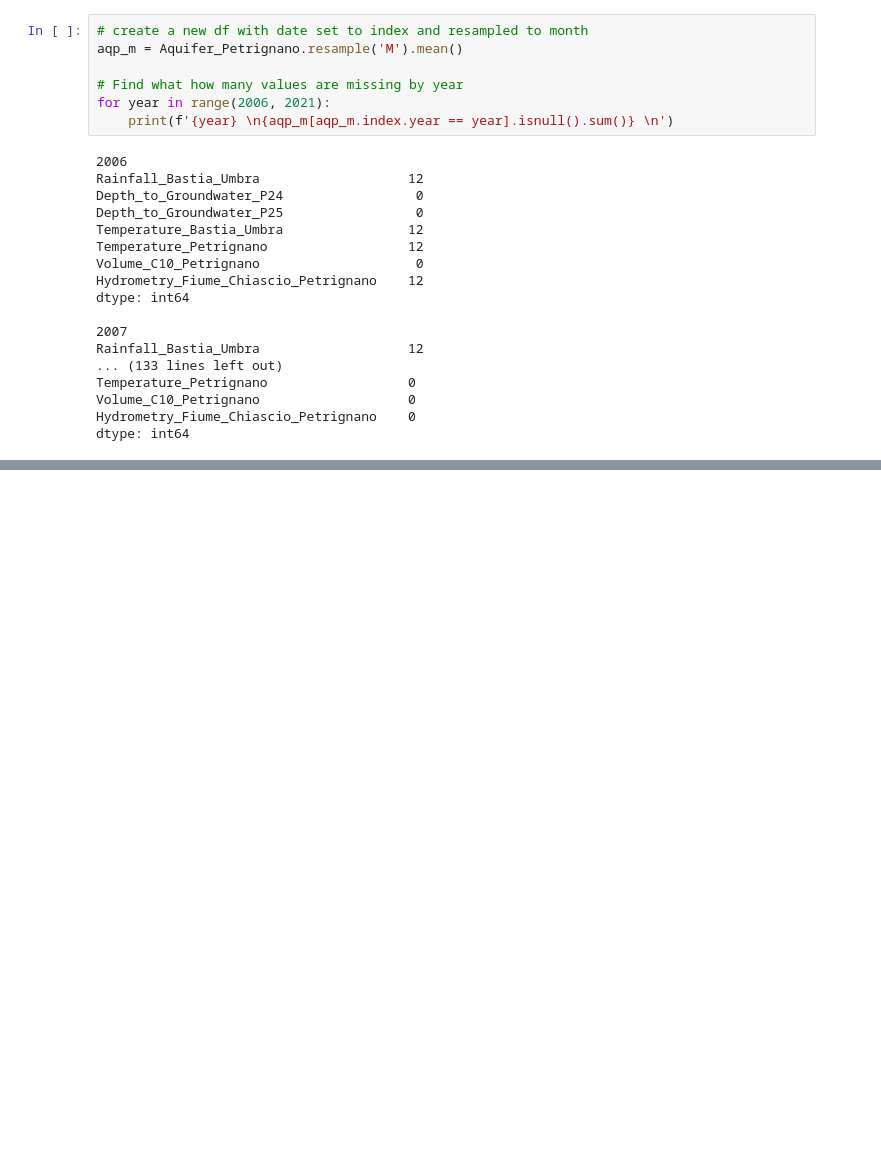
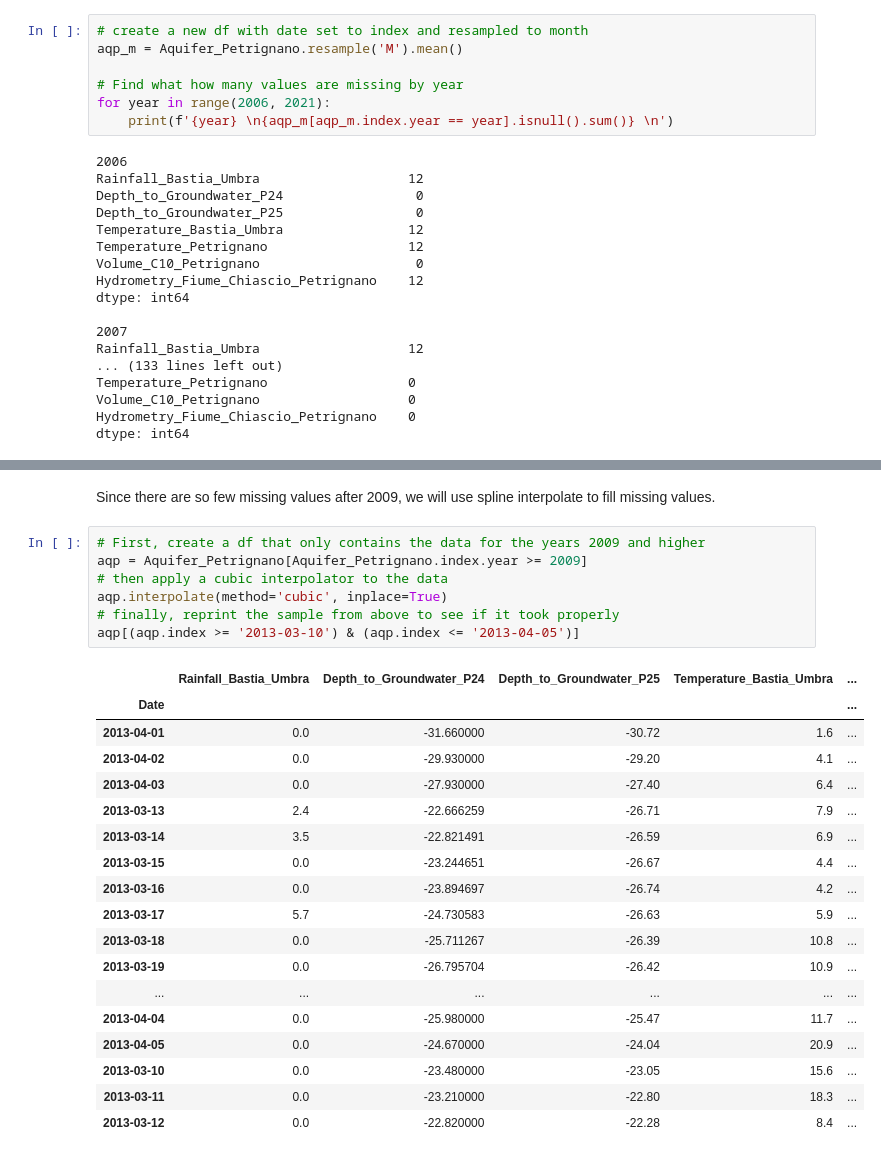
Before and after one commit to datastraine/kaggle, a Jupyter notebook: AceaSmart_Water_Analytics/acea-comp-explore.ipynb, the cells around one changed output, grey strips where cells are left out. Saved outputs shown, nothing was run; the diff lists cells and outputs as text; blank space fills up the shorter version.

Commit message:
fills missing values with cubic interp

```diff
--- a/AceaSmart_Water_Analytics/acea-comp-explore.ipynb
+++ b/AceaSmart_Water_Analytics/acea-comp-explore.ipynb
@@ -1140,0 +1162,28 @@ dtype: int64
+# %% [markdown]
+Since there are so few missing values after 2009, we will use spline interpolate to fill missing values.
+# %%
+# First, create a df that only contains the data for the years 2009 and higher
+aqp = Aquifer_Petrignano[Aquifer_Petrignano.index.year >= 2009]
+# then apply a cubic interpolator to the data
+aqp.interpolate(method='cubic', inplace=True)
+# finally, reprint the sample from above to see if it took properly
+aqp[(aqp.index >= '2013-03-10') & (aqp.index <= '2013-04-05')]
+# %% [output]
+|  | Rainfall_Bastia_Umbra | Depth_to_Groundwater_P24 | Depth_to_Groundwater_P25 | Temperature_Bastia_Umbra | ... |
+| Date |  |  |  |  | ... |
+| 2013-04-01 | 0.0 | -31.660000 | -30.72 | 1.6 | ... |
+| 2013-04-02 | 0.0 | -29.930000 | -29.20 | 4.1 | ... |
+| 2013-04-03 | 0.0 | -27.930000 | -27.40 | 6.4 | ... |
+| 2013-03-13 | 2.4 | -22.666259 | -26.71 | 7.9 | ... |
+| 2013-03-14 | 3.5 | -22.821491 | -26.59 | 6.9 | ... |
+| 2013-03-15 | 0.0 | -23.244651 | -26.67 | 4.4 | ... |
+| 2013-03-16 | 0.0 | -23.894697 | -26.74 | 4.2 | ... |
+| 2013-03-17 | 5.7 | -24.730583 | -26.63 | 5.9 | ... |
+| 2013-03-18 | 0.0 | -25.711267 | -26.39 | 10.8 | ... |
+| 2013-03-19 | 0.0 | -26.795704 | -26.42 | 10.9 | ... |
+| ... | ... | ... | ... | ... | ... |
+| 2013-04-04 | 0.0 | -25.980000 | -25.47 | 11.7 | ... |
+| 2013-04-05 | 0.0 | -24.670000 | -24.04 | 20.9 | ... |
+| 2013-03-10 | 0.0 | -23.480000 | -23.05 | 15.6 | ... |
+| 2013-03-11 | 0.0 | -23.210000 | -22.80 | 18.3 | ... |
+| 2013-03-12 | 0.0 | -22.820000 | -22.28 | 8.4 | ... |
```
Also changed, not shown: parts of 1 cell of this notebook.
